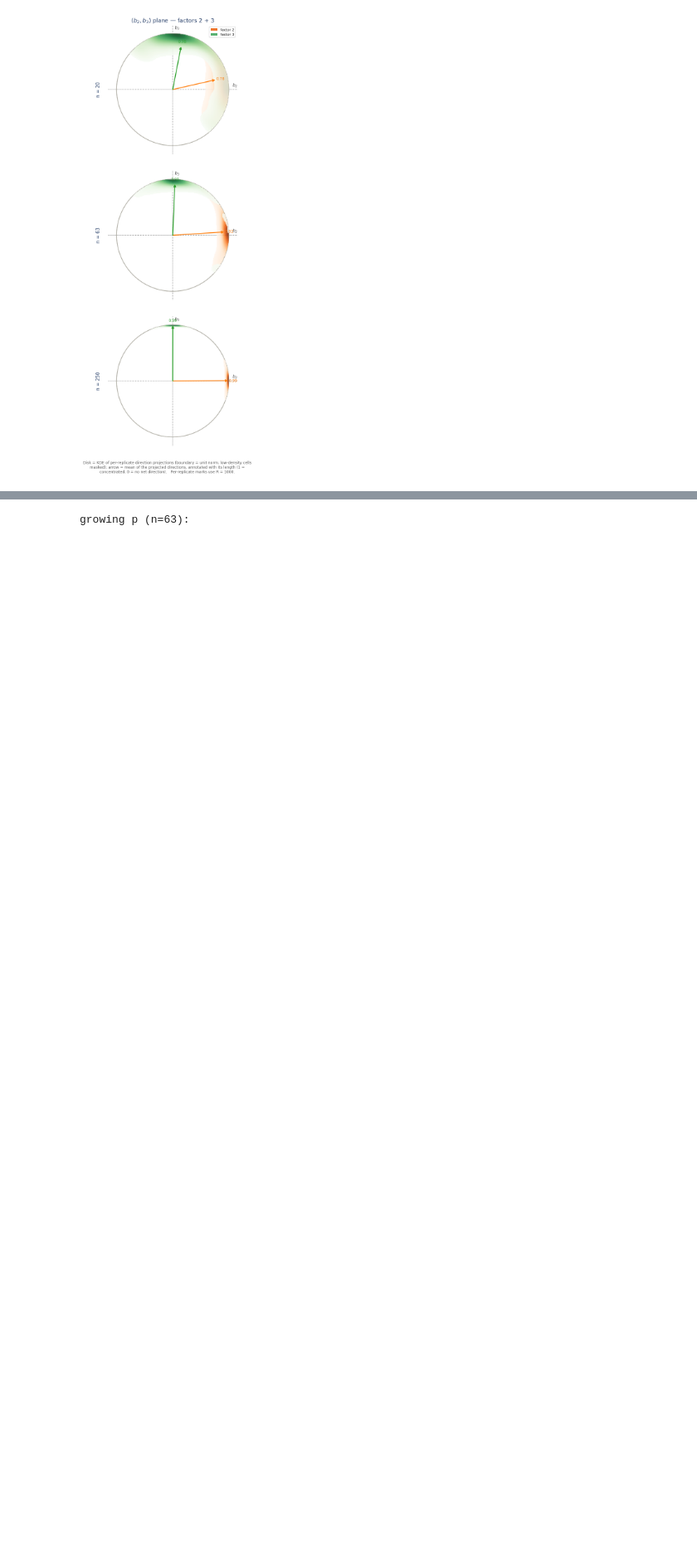
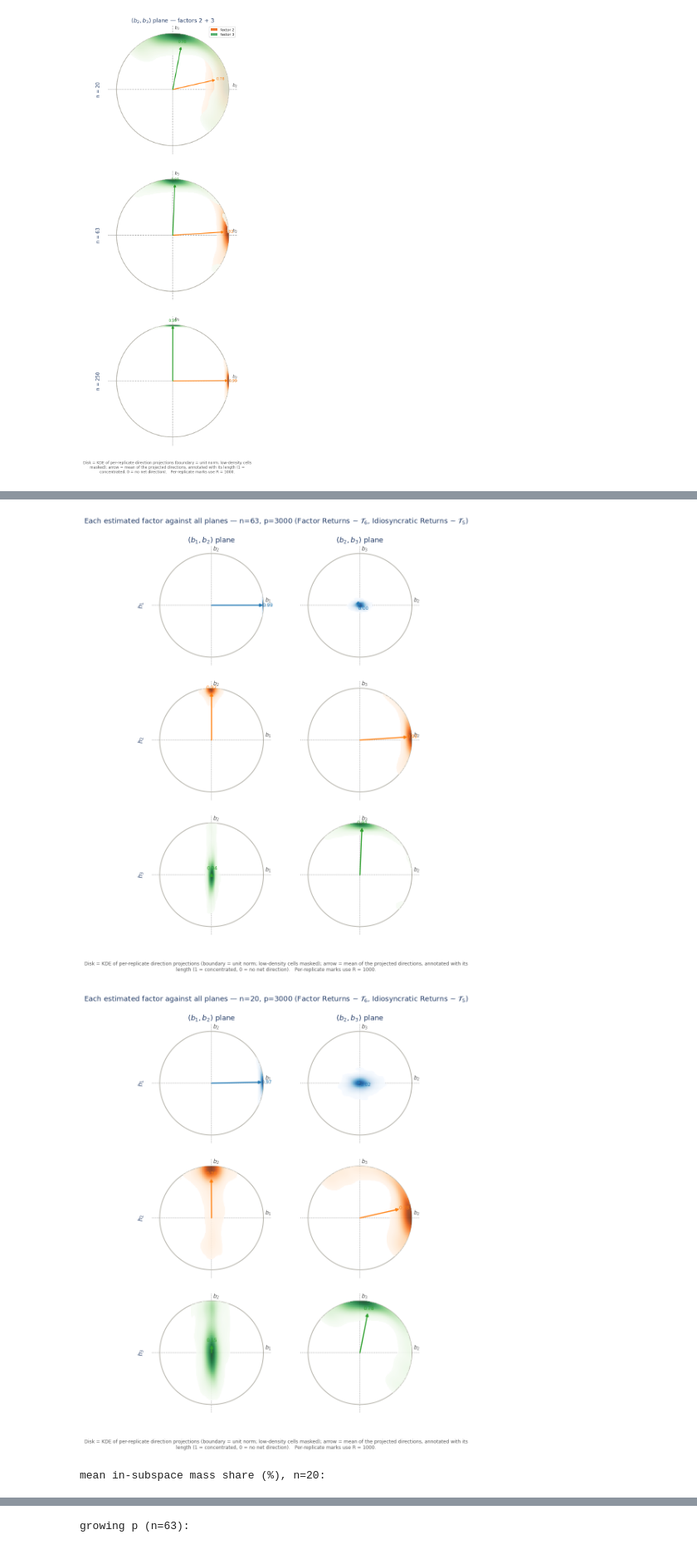
Before and after one commit to nlgac/factor_lab, a Jupyter notebook: ex-6_insub_rotation.ipynb, the cells around one changed output, grey strips where cells are left out. Shown at 83% size. Cells and saved outputs as stored; diff of their text form; code cells hidden in the pictures; blank space fills up the shorter version.

```diff
--- a/ex-6_insub_rotation.ipynb
+++ b/ex-6_insub_rotation.ipynb
@@ -419,0 +434,46 @@ for xc, yc, f1, f2 in _PLANES:
+# %%
+_K = 3
+_HB = [f"hb{i}" for i in range(1, _K + 1)]
+_PAIRS3 = [(1, 2), (2, 3)]
+
+
+def factor_vs_all(df, at, at_label, out_stem):
+    """3×2 grid: rows = estimated factors h_j, columns = successive (b_i, b_{i+1}) planes."""
+    fig, _ = grid(
+        df, list(at.keys())[0], factors=[1, 2],          # 2 layout columns
+        col_titles=[rf"$(b_{i}, b_{i + 1})$ plane" for i, _ in _PAIRS3],
+        rows=[Row(cells=[[DiskDensity(f"hd{i}", f"hd{i + 1}", factor=j, at=at,
+                                      mean_arrow=True,
+                                      labels=(rf"$b_{i}$", rf"$b_{i + 1}$"))]
+                         for i, _ in _PAIRS3],
+                  ylabel=rf"$h_{j}$", height=1.0)
+              for j in range(1, _K + 1)],
+        sharey=False, figsize=(7.6, 11.0), legend_row=None,
+        suptitle=rf"Each estimated factor against all planes — {at_label} {_TAILS}",
+        out_path=OUT_DIR / out_stem)
+    show(fig)
+
+
+factor_vs_all(df_n, {"n": 63}, "n=63, p=3000", "ex6_factor_vs_all_n63")
+factor_vs_all(df_n, {"n": 20}, "n=20, p=3000", "ex6_factor_vs_all_n20")
+
+
+def share_matrix(df, at):
+    """Mean in-subspace mass share: rows = population b_i, cols = estimated h_j (% sums to 100)."""
+    s = df
+    for c, v in at.items():
+        s = s[s[c] == v]
+    C2 = s[_HB].to_numpy() ** 2
+    C2 = C2 / C2.sum(axis=1, keepdims=True)
+    return pd.DataFrame(
+        {f"h{j}": 100 * C2[s["j"].to_numpy() == j].mean(axis=0) for j in range(1, _K + 1)},
+        index=[f"b{i}" for i in range(1, _K + 1)]).round(1)
+
+
+for v in (20, 63, 250):
+    print(f"mean in-subspace mass share (%), n={v}:")
+    display(share_matrix(df_n, {"n": v}))
+# %% [output]
+[figure, added]
+[figure, added]
+mean in-subspace mass share (%), n=20:
```
Also changed, not shown: parts of 5 cells of this notebook.
